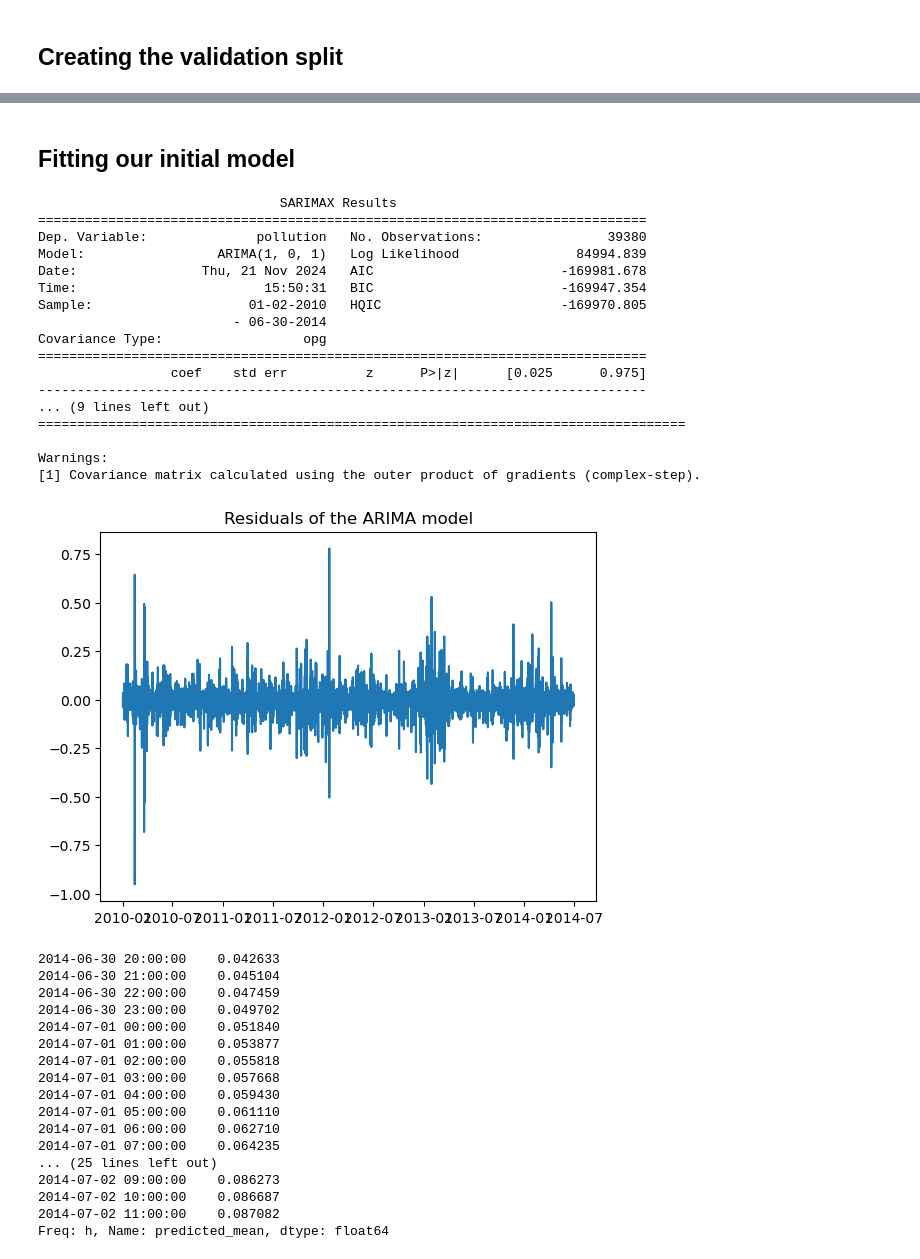
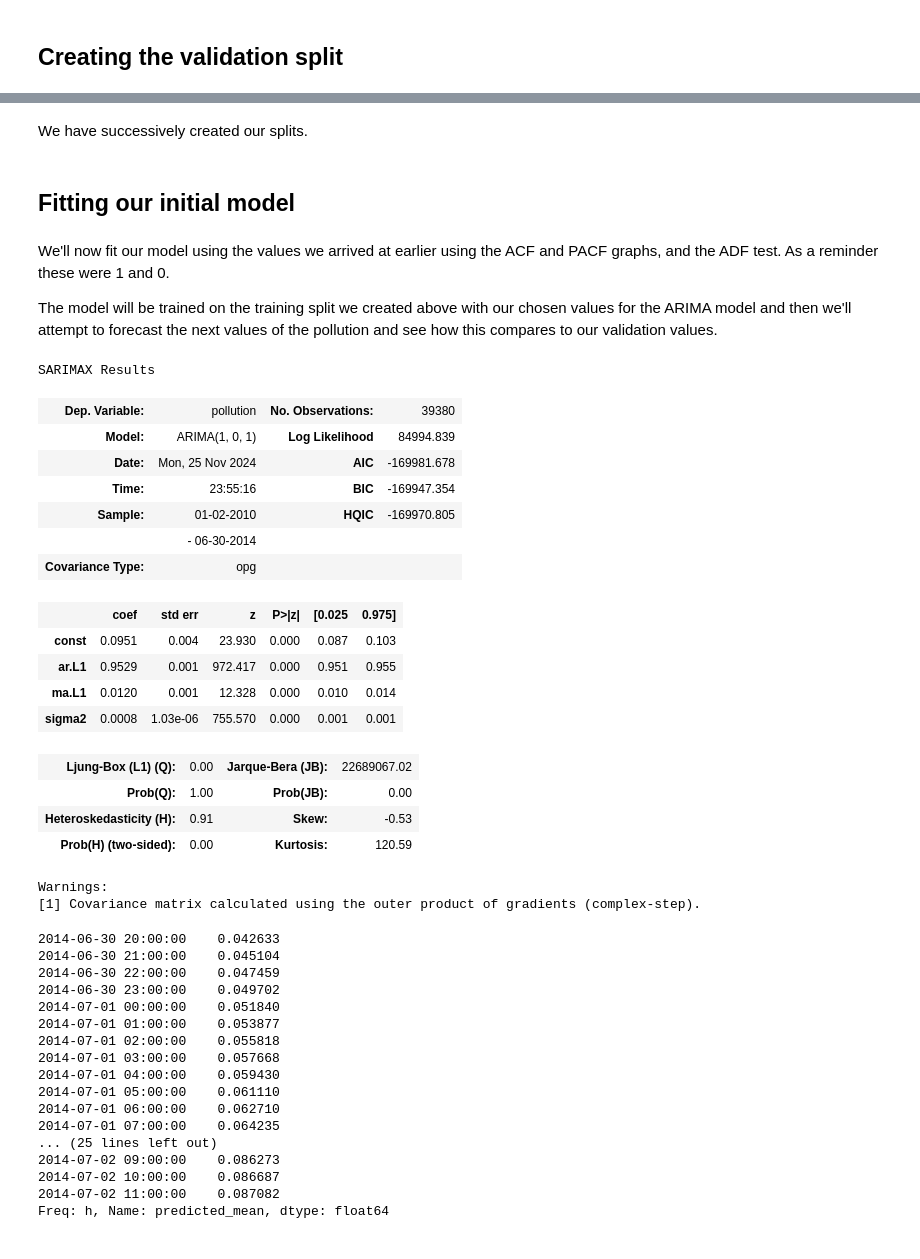
Before and after one commit to djjjones6/Group_Assessment_2, a Jupyter notebook: report/03 - ARIMA/ARIMA.ipynb, the cells around one changed output, grey strips where cells are left out. Saved outputs shown, nothing was run; the diff lists cells and outputs as text; code cells hidden in the pictures.

```diff
--- a/report/03 - ARIMA/ARIMA.ipynb
+++ b/report/03 - ARIMA/ARIMA.ipynb
@@ -106,6 +124,5 @@ Hence, our data is stationary and we can proceed with our diferencing in the ARI
 # %%
 train_size = int(len(train_data) * 0.999)
-train_df1 = train_data[:train_size]
+train_df = train_data[:train_size]
 val_df = train_data[train_size:]
-train_df2 = train_df1[['pollution']]
 # %%
@@ -129,32 +145,36 @@ train_df2
+# %% [markdown]
+We have successively created our splits.
 # %% [markdown]
 ## Fitting our initial model
+# %% [markdown]
+We'll now fit our model using the values we arrived at earlier using the ACF and PACF graphs, and the ADF test. As a reminder these were 1 and 0.
+
+The model will be trained on the training split we created above with our chosen values for the ARIMA model and then we'll attempt to forecast the next values of the pollution and see how this compares to our validation values.
 # %%
-train_df2.index.freq = 'h'
-model = ARIMA(train_df2, order=(1, 0, 1))
-arima_model = model.fit()
+#Fitting model
+train_df.index.freq = 'h'
+model = ARIMA(train_df['pollution'], order=(1, 0, 1))
+model = model.fit()
+#Summary of our model
+model.summary()
+# %% [output]
+SARIMAX Results
+| Dep. Variable: | pollution | No. Observations: | 39380 |
+| Model: | ARIMA(1, 0, 1) | Log Likelihood | 84994.839 |
+| Date: | Mon, 25 Nov 2024 | AIC | -169981.678 |
+| Time: | 23:55:16 | BIC | -169947.354 |
+| Sample: | 01-02-2010 | HQIC | -169970.805 |
+|  | - 06-30-2014 |  |  |
+| Covariance Type: | opg |  |  |
+|  | coef | std err | z | P>|z| | [0.025 | 0.975] |
+| const | 0.0951 | 0.004 | 23.930 | 0.000 | 0.087 | 0.103 |
+| ar.L1 | 0.9529 | 0.001 | 972.417 | 0.000 | 0.951 | 0.955 |
+| ma.L1 | 0.0120 | 0.001 | 12.328 | 0.000 | 0.010 | 0.014 |
+| sigma2 | 0.0008 | 1.03e-06 | 755.570 | 0.000 | 0.001 | 0.001 |
+| Ljung-Box (L1) (Q): | 0.00 | Jarque-Bera (JB): | 22689067.02 |
+| Prob(Q): | 1.00 | Prob(JB): | 0.00 |
+| Heteroskedasticity (H): | 0.91 | Skew: | -0.53 |
+| Prob(H) (two-sided): | 0.00 | Kurtosis: | 120.59 |
+Warnings:
+[1] Covariance matrix calculated using the outer product of gradients (complex-step).
-# %%
-print(arima_model.summary())
-residuals = arima_model.resid
-plt.plot(residuals)
-plt.title("Residuals of the ARIMA model")
-plt.show()
-# %% [output]
-                               SARIMAX Results
-==============================================================================
-Dep. Variable:              pollution   No. Observations:                39380
-Model:                 ARIMA(1, 0, 1)   Log Likelihood               84994.839
-Date:                Thu, 21 Nov 2024   AIC                        -169981.678
-Time:                        15:50:31   BIC                        -169947.354
-Sample:                    01-02-2010   HQIC                       -169970.805
-                         - 06-30-2014
-Covariance Type:                  opg
-==============================================================================
-                 coef    std err          z      P>|z|      [0.025      0.975]
-------------------------------------------------------------------------------
-... (9 lines left out)
-===================================================================================
-
-Warnings:
-[1] Covariance matrix calculated using the outer product of gradients (complex-step).
-[figure, removed]
 # %%
```
Also changed, not shown: parts of 33 cells of this notebook.
